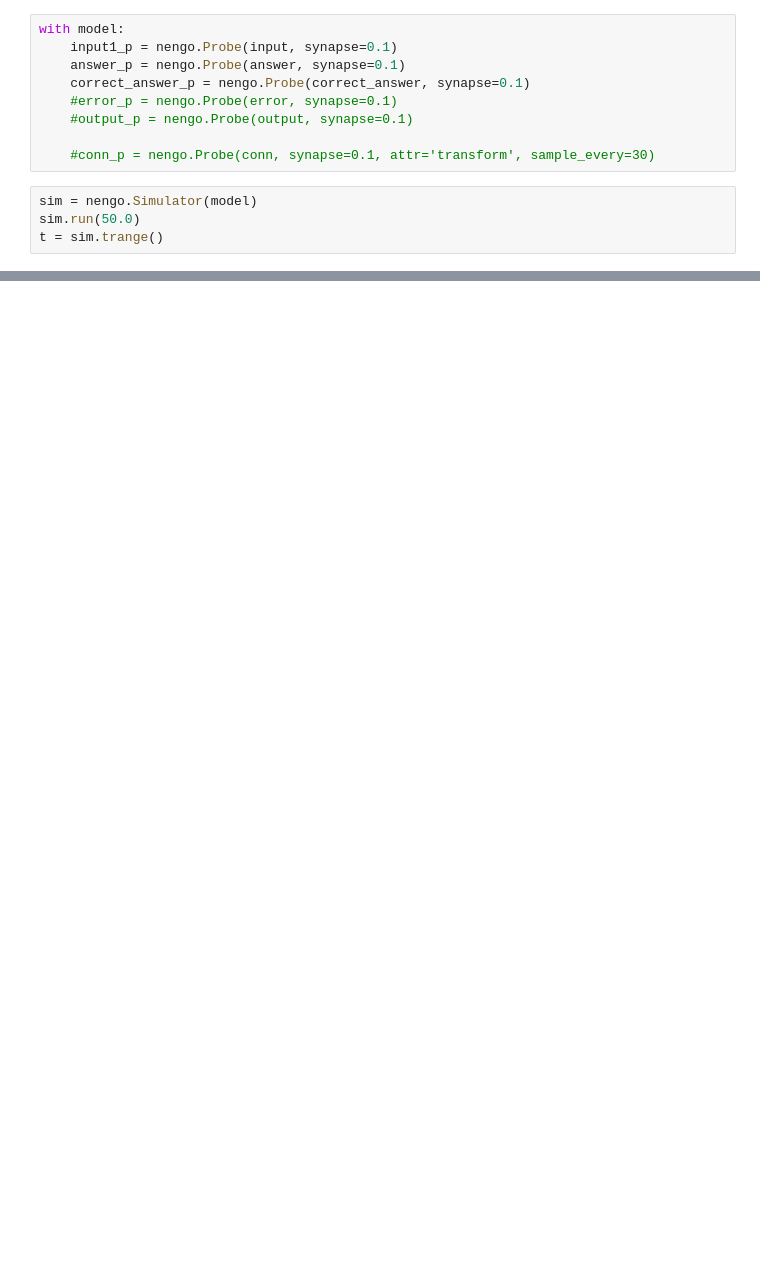
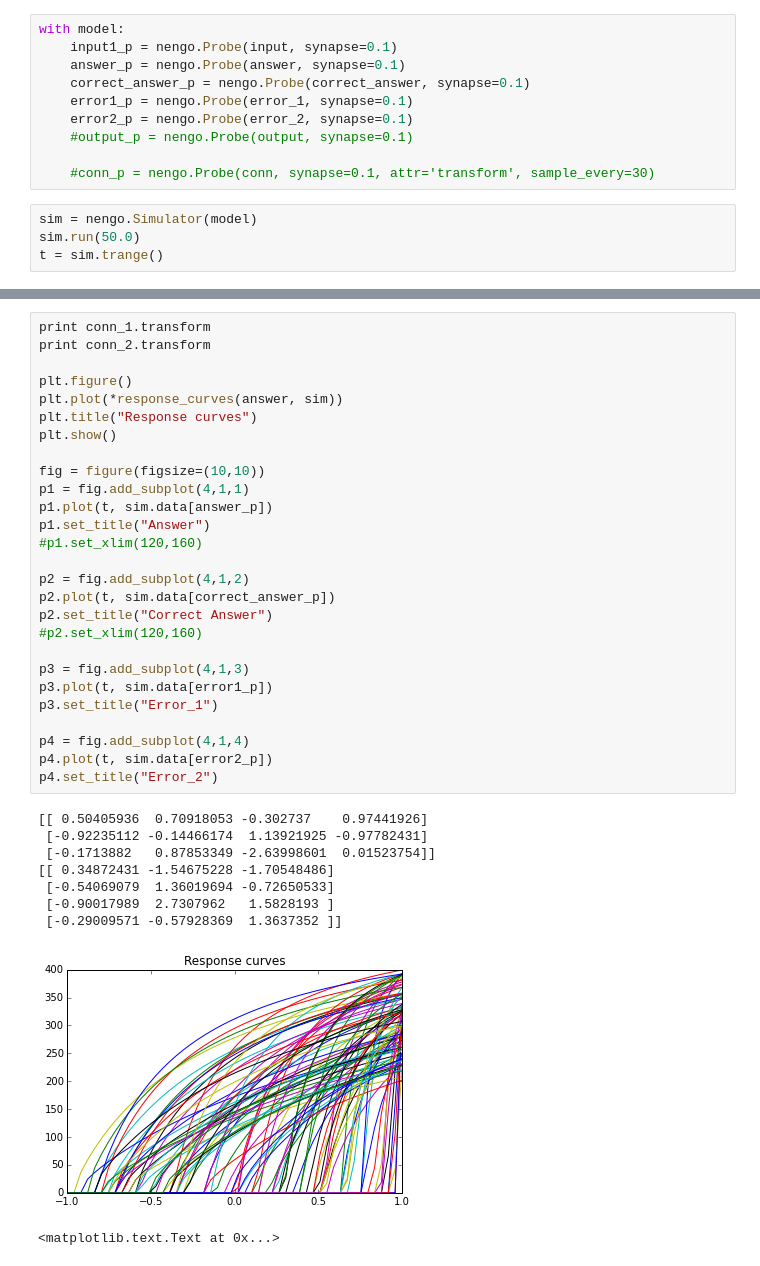
Before and after one commit to s72sue/Neural-Networks, a Jupyter notebook: Backprop.ipynb, the cells around one changed output, grey strips where cells are left out. Saved outputs shown, nothing was run; the diff lists cells and outputs as text; blank space fills up the shorter version.

```diff
--- a/Backprop.ipynb
+++ b/Backprop.ipynb
@@ -106,7 +117,8 @@ with model:
     input1_p = nengo.Probe(input, synapse=0.1)
     answer_p = nengo.Probe(answer, synapse=0.1)
     correct_answer_p = nengo.Probe(correct_answer, synapse=0.1)
-    #error_p = nengo.Probe(error, synapse=0.1)
+    error1_p = nengo.Probe(error_1, synapse=0.1)
+    error2_p = nengo.Probe(error_2, synapse=0.1)
     #output_p = nengo.Probe(output, synapse=0.1)
 
     #conn_p = nengo.Probe(conn, synapse=0.1, attr='transform', sample_every=30)
@@ -134,0 +129,37 @@ plt.title("Correct Answer")
+# %%
+print conn_1.transform
+print conn_2.transform
+
+plt.figure()
+plt.plot(*response_curves(answer, sim))
+plt.title("Response curves")
+plt.show()
+
+fig = figure(figsize=(10,10))
+p1 = fig.add_subplot(4,1,1)
+p1.plot(t, sim.data[answer_p])
+p1.set_title("Answer")
+#p1.set_xlim(120,160)
+
+p2 = fig.add_subplot(4,1,2)
+p2.plot(t, sim.data[correct_answer_p])
+p2.set_title("Correct Answer")
+#p2.set_xlim(120,160)
+
+p3 = fig.add_subplot(4,1,3)
+p3.plot(t, sim.data[error1_p])
+p3.set_title("Error_1")
+
+p4 = fig.add_subplot(4,1,4)
+p4.plot(t, sim.data[error2_p])
+p4.set_title("Error_2")
+# %% [output]
+[[ 0.50405936  0.70918053 -0.302737    0.97441926]
+ [-0.92235112 -0.14466174  1.13921925 -0.97782431]
+ [-0.1713882   0.87853349 -2.63998601  0.01523754]]
+[[ 0.34872431 -1.54675228 -1.70548486]
+ [-0.54069079  1.36019694 -0.72650533]
+ [-0.90017989  2.7307962   1.5828193 ]
+ [-0.29009571 -0.57928369  1.3637352 ]]
+[figure, added]
+<matplotlib.text.Text at 0x...>
```
Also changed, not shown: parts of 4 cells of this notebook, 2 other files.
